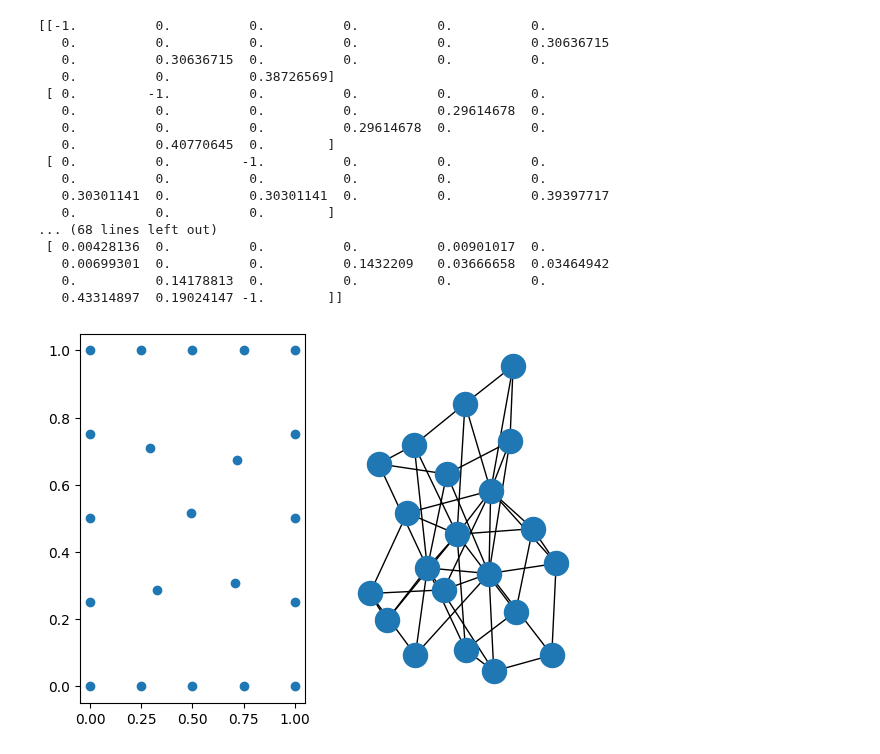
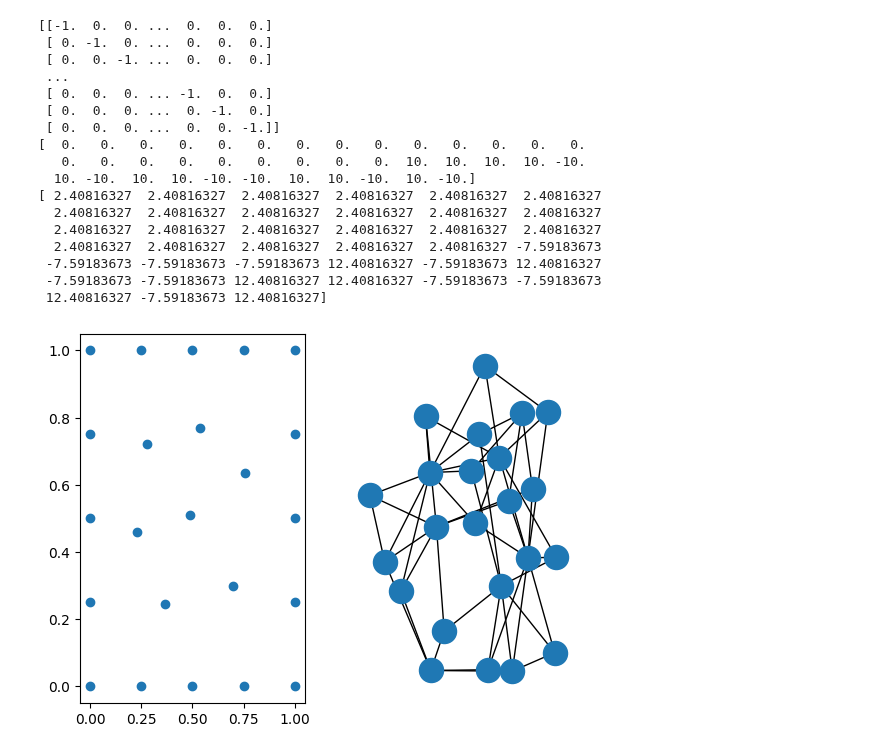
Before and after one commit to emmanuellfc/EM_Tufts_Fall2023, a Jupyter notebook: GeneralFiniteDifferences.ipynb, the cells around one changed output. Drawn from its saved outputs; the diff is of its cells as text; code cells hidden in the pictures.

```diff
--- a/GeneralFiniteDifferences.ipynb
+++ b/GeneralFiniteDifferences.ipynb
@@ -136,40 +165,55 @@ class FiniteDifferences:
 # %%
 # Generate the simplest possible boundary: An edge length 1 box.
 def box_generator():
   yield (0,0)
   yield (0,1)
   yield (1,1)
   yield (1,0)
 
 solution = FiniteDifferences()
-solution.make_points_from_boundary(box_generator)
+solution.make_points_from_boundary(box_generator())
 
 plt.subplot(121)
 plt.scatter([ loc[0] for loc in solution.mesh_points ],[ loc[1] for loc in solution.mesh_points ])
 
 solution.make_graph_from_points()
 
 plt.subplot(122)
 nx.draw(solution.graph)
 
+def stupid_boundary(point: MeshPoint) -> Optional[float]:
+  if point.pos[0] < 0.05: return 10
+  if point.pos[0] > 0.95: return 10
+  if point.pos[1] < 0.05: return -10
+  if point.pos[1] > 0.95: return -10
+  return None
+
+solution.inform_with_boundary_conditions(stupid_boundary)
+
 solution.make_systems_matrix()
+
+#with np.printoptions(threshold=np.inf):
 print(solution.systems_matrix)
+print(solution.systems_rhs)
+
+solution.solve_systems_matrix()
+print(solution.solution)
 # %% [output]
-[[-1.          0.          0.          0.          0.          0.
-   0.          0.          0.          0.          0.          0.30636715
-   0.          0.30636715  0.          0.          0.          0.
-   0.          0.          0.38726569]
- [ 0.         -1.          0.          0.          0.          0.
-   0.          0.          0.          0.          0.29614678  0.
-   0.          0.          0.          0.29614678  0.          0.
-   0.          0.40770645  0.        ]
- [ 0.          0.         -1.          0.          0.          0.
-   0.          0.          0.          0.          0.          0.
-   0.30301141  0.          0.30301141  0.          0.          0.39397717
-   0.          0.          0.        ]
-... (68 lines left out)
- [ 0.00428136  0.          0.          0.          0.00901017  0.
-   0.00699301  0.          0.          0.1432209   0.03666658  0.03464942
-   0.          0.14178813  0.          0.          0.          0.
-   0.43314897  0.19024147 -1.        ]]
+[[-1.  0.  0. ...  0.  0.  0.]
+ [ 0. -1.  0. ...  0.  0.  0.]
+ [ 0.  0. -1. ...  0.  0.  0.]
+ ...
+ [ 0.  0.  0. ... -1.  0.  0.]
+ [ 0.  0.  0. ...  0. -1.  0.]
+ [ 0.  0.  0. ...  0.  0. -1.]]
+[  0.   0.   0.   0.   0.   0.   0.   0.   0.   0.   0.   0.   0.   0.
+   0.   0.   0.   0.   0.   0.   0.   0.   0.  10.  10.  10.  10. -10.
+  10. -10.  10.  10. -10. -10.  10.  10. -10.  10. -10.]
+[ 2.40816327  2.40816327  2.40816327  2.40816327  2.40816327  2.40816327
+  2.40816327  2.40816327  2.40816327  2.40816327  2.40816327  2.40816327
+  2.40816327  2.40816327  2.40816327  2.40816327  2.40816327  2.40816327
+  2.40816327  2.40816327  2.40816327  2.40816327  2.40816327 -7.59183673
+ -7.59183673 -7.59183673 -7.59183673 12.40816327 -7.59183673 12.40816327
+ -7.59183673 -7.59183673 12.40816327 12.40816327 -7.59183673 -7.59183673
+ 12.40816327 -7.59183673 12.40816327]
-[figure, old version]
+[figure, new version]
```
Also changed, not shown: parts of 3 cells of this notebook.
